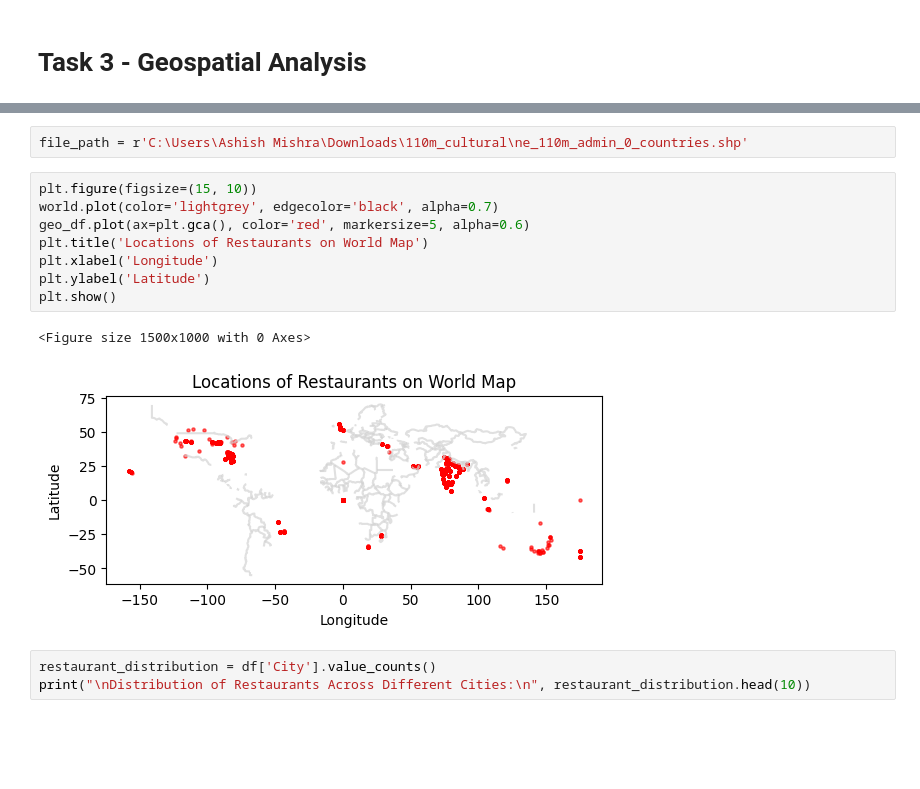
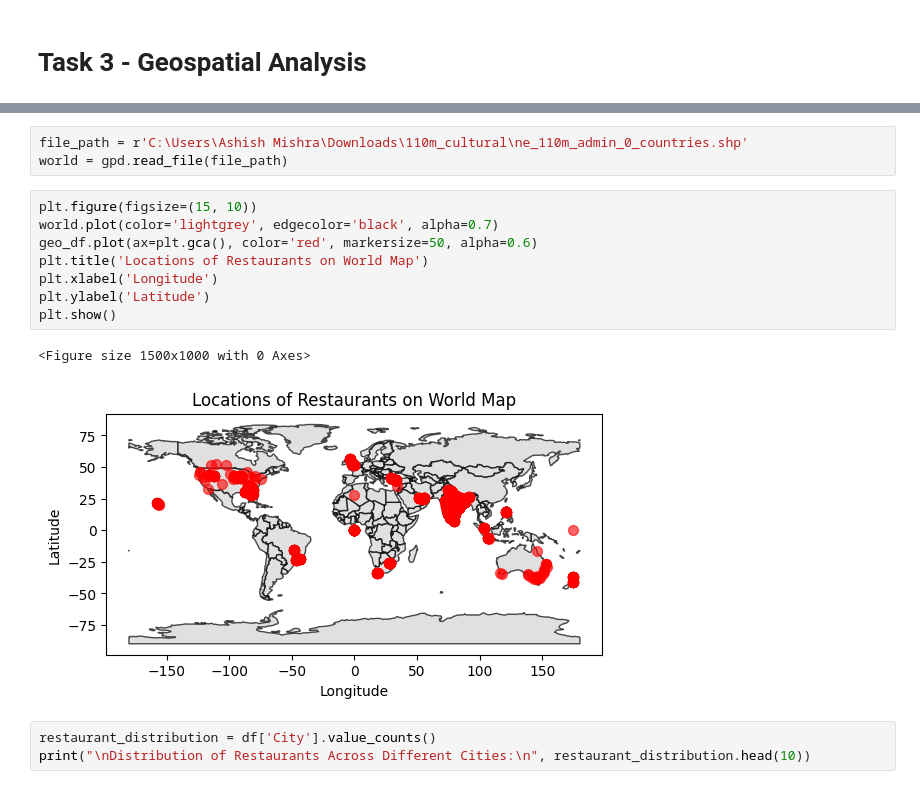
Before and after one commit to Aashishh1/Cognifyz_Technology-DS, a Jupyter notebook: Data Science/Level-1/Task's.ipynb, the cells around one changed output, grey strips where cells are left out. Saved outputs shown, nothing was run; the diff lists cells and outputs as text; blank space fills up the shorter version.

```diff
--- a/Data Science/Level-1/Task's.ipynb
+++ b/Data Science/Level-1/Task's.ipynb
@@ -234,16 +236,17 @@ geo_df.set_crs(epsg=4326, inplace=True)
 # %%
 file_path = r'C:\Users\Ashish Mishra\Downloads\110m_cultural\ne_110m_admin_0_countries.shp'
+world = gpd.read_file(file_path)
 # %%
 plt.figure(figsize=(15, 10))
 world.plot(color='lightgrey', edgecolor='black', alpha=0.7)
-geo_df.plot(ax=plt.gca(), color='red', markersize=5, alpha=0.6)
+geo_df.plot(ax=plt.gca(), color='red', markersize=50, alpha=0.6)
 plt.title('Locations of Restaurants on World Map')
 plt.xlabel('Longitude')
 plt.ylabel('Latitude')
 plt.show()
 # %% [output]
 <Figure size 1500x1000 with 0 Axes>
-[figure, old version]
+[figure, new version]
 # %%
 restaurant_distribution = df['City'].value_counts()
 print("\nDistribution of Restaurants Across Different Cities:\n", restaurant_distribution.head(10))
```
Also changed, not shown: parts of 3 cells of this notebook, 1 other file.
